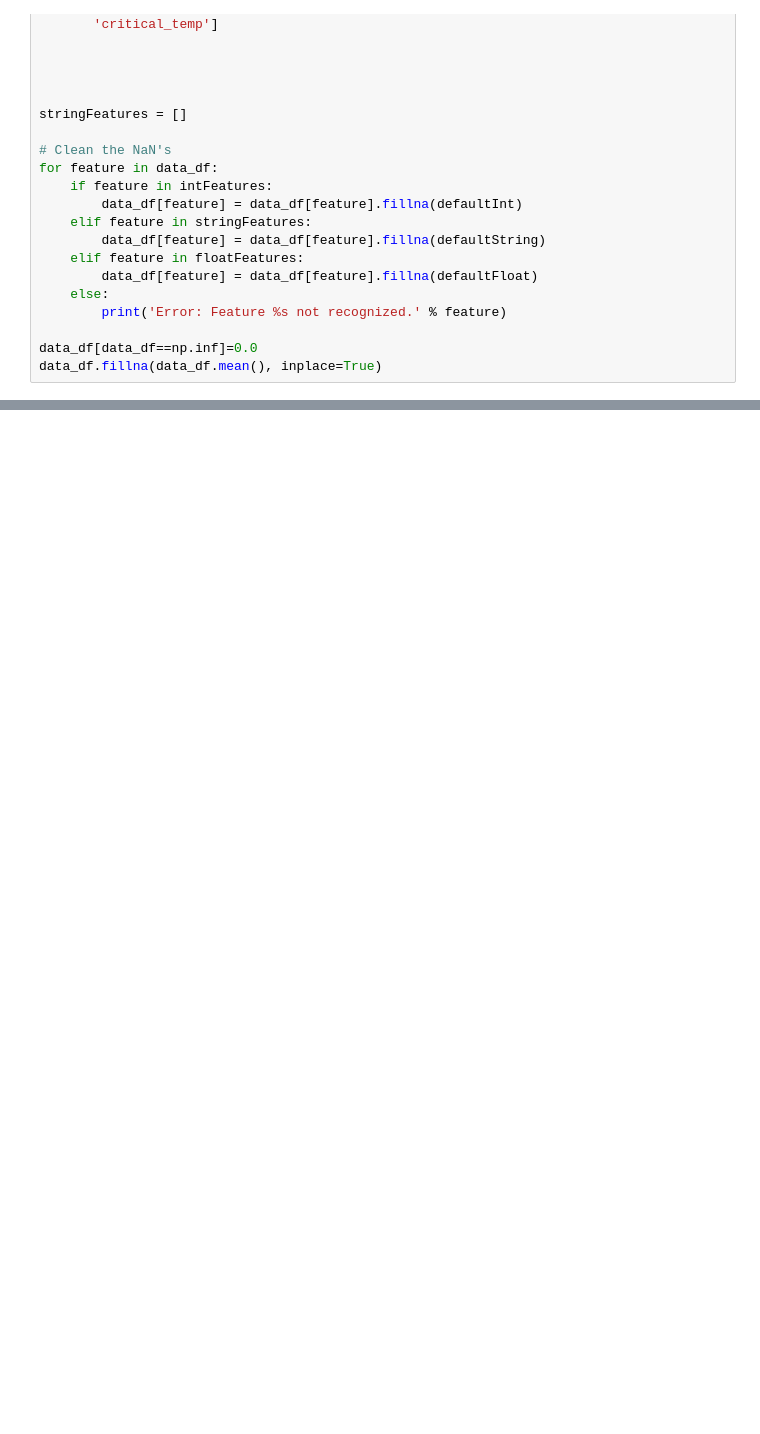
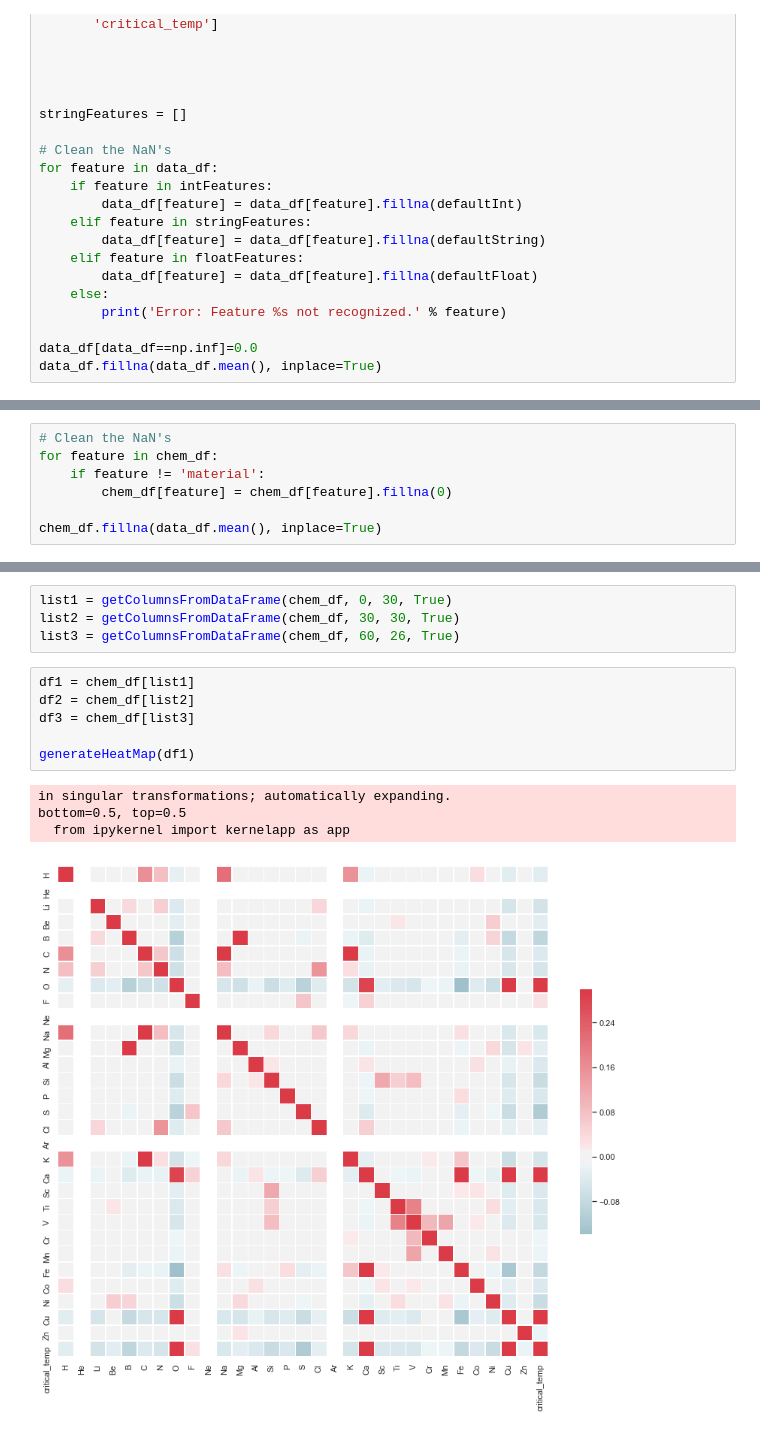
Before and after one commit to YeonwooSung/TemperaturePrediction, a Jupyter notebook: Prediction.ipynb, the cells around one changed output, grey strips where cells are left out. Saved outputs shown, nothing was run; the diff lists cells and outputs as text; blank space fills up the shorter version.

```diff
--- a/Prediction.ipynb
+++ b/Prediction.ipynb
@@ -162,0 +174,7 @@ train_df.head(5)
+# %%
+# Clean the NaN's
+for feature in chem_df:
+    if feature != 'material':
+        chem_df[feature] = chem_df[feature].fillna(0)
+
+chem_df.fillna(data_df.mean(), inplace=True)
@@ -170,0 +261,15 @@ for i, feature in enumerate(train_df.columns):
+# %%
+list1 = getColumnsFromDataFrame(chem_df, 0, 30, True)
+list2 = getColumnsFromDataFrame(chem_df, 30, 30, True)
+list3 = getColumnsFromDataFrame(chem_df, 60, 26, True)
+# %%
+df1 = chem_df[list1]
+df2 = chem_df[list2]
+df3 = chem_df[list3]
+
+generateHeatMap(df1)
+# %% [output]
+in singular transformations; automatically expanding.
+bottom=0.5, top=0.5
+  from ipykernel import kernelapp as app
+[figure, added]
```
Also changed, not shown: parts of 29 cells of this notebook.
